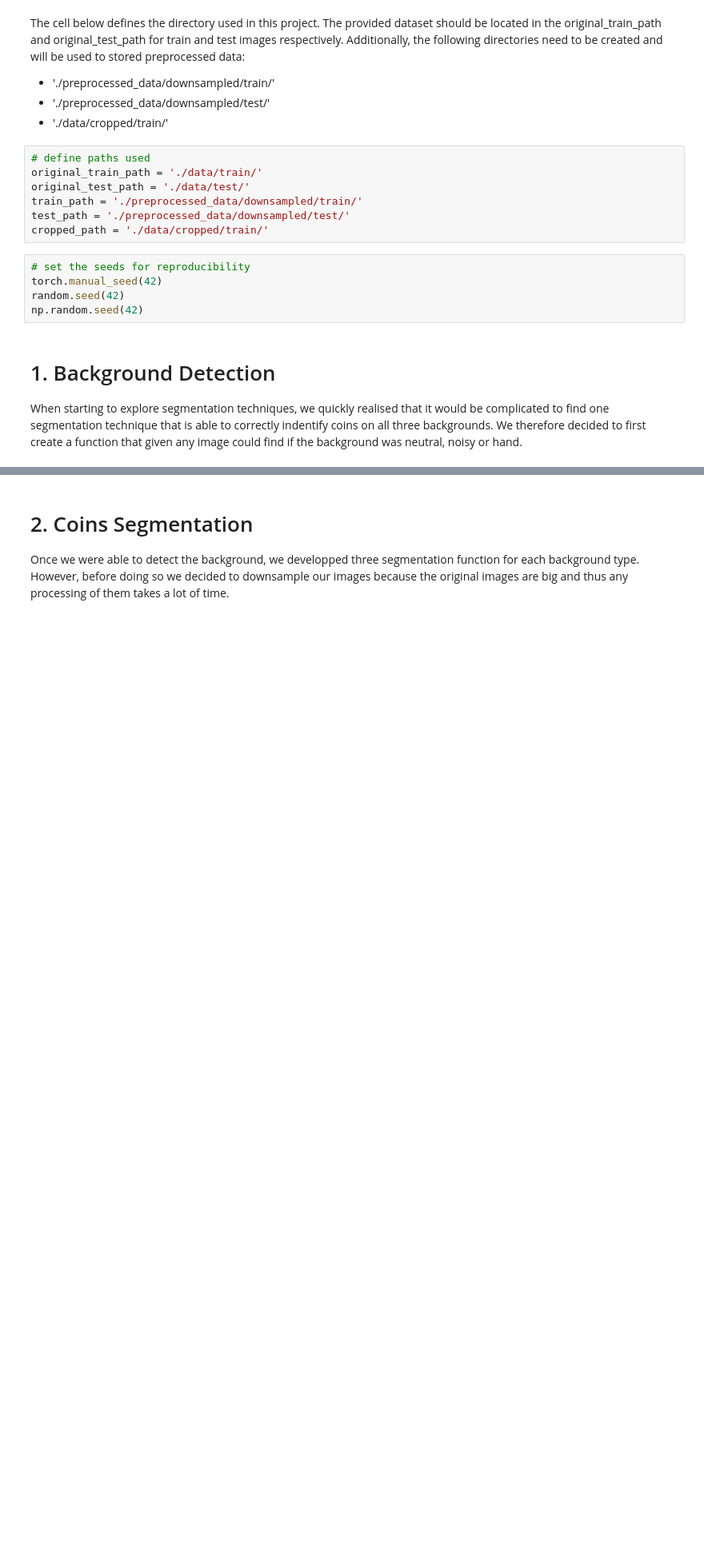
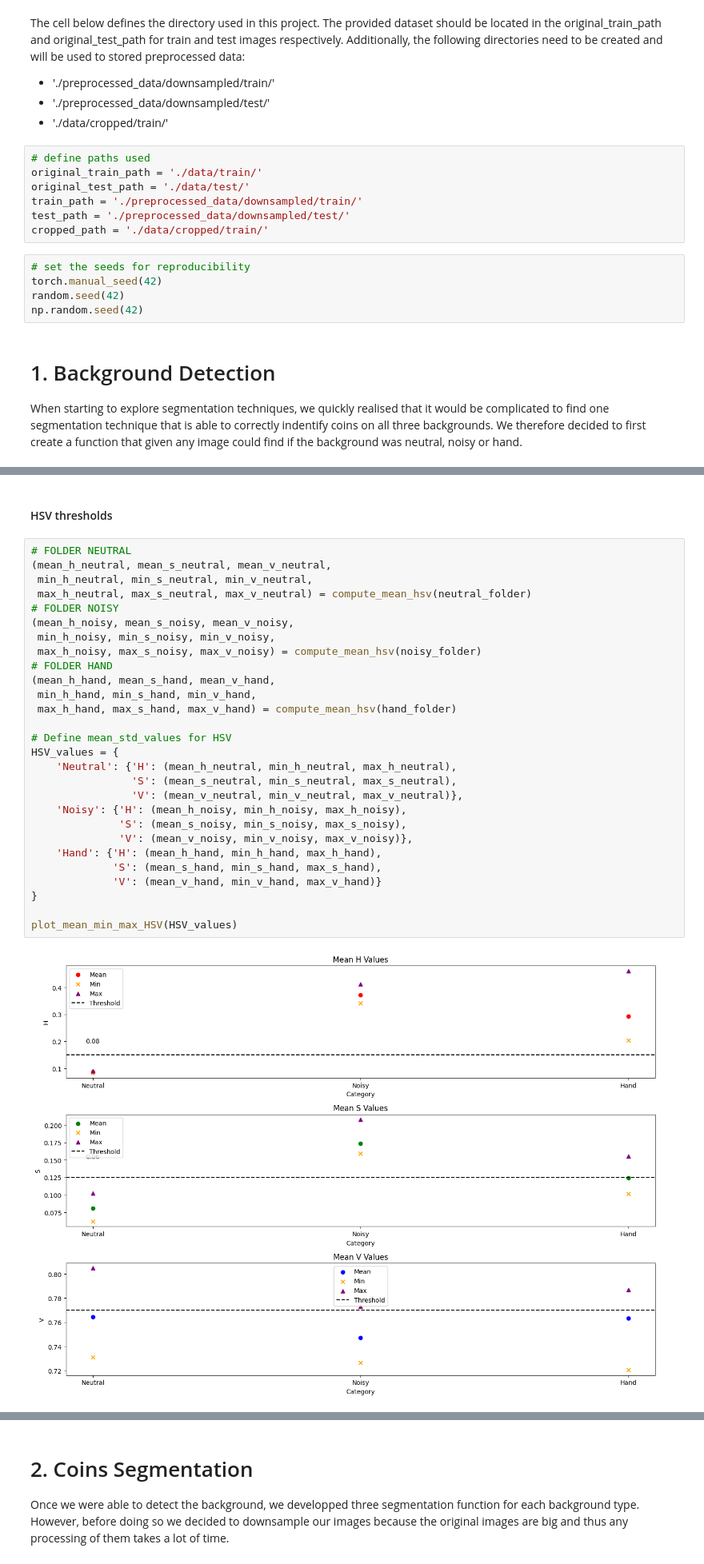
Before and after one commit to raphaellehartwig/iapr_group_55, a Jupyter notebook: project/rapport_Lucille.ipynb, the cells around one changed output, grey strips where cells are left out. Shown at 80% size. Cells and saved outputs as stored; diff of their text form; blank space fills up the shorter version.

```diff
--- a/project/rapport_Lucille.ipynb
+++ b/project/rapport_Lucille.ipynb
@@ -51,0 +94,32 @@ When starting to explore segmentation techniques, we quickly realised that it wo
+# %% [markdown]
+#### HSV thresholds
+# %%
+# FOLDER NEUTRAL
+(mean_h_neutral, mean_s_neutral, mean_v_neutral,
+ min_h_neutral, min_s_neutral, min_v_neutral,
+ max_h_neutral, max_s_neutral, max_v_neutral) = compute_mean_hsv(neutral_folder)
+# FOLDER NOISY
+(mean_h_noisy, mean_s_noisy, mean_v_noisy,
+ min_h_noisy, min_s_noisy, min_v_noisy,
+ max_h_noisy, max_s_noisy, max_v_noisy) = compute_mean_hsv(noisy_folder)
+# FOLDER HAND
+(mean_h_hand, mean_s_hand, mean_v_hand,
+ min_h_hand, min_s_hand, min_v_hand,
+ max_h_hand, max_s_hand, max_v_hand) = compute_mean_hsv(hand_folder)
+
+# Define mean_std_values for HSV
+HSV_values = {
+    'Neutral': {'H': (mean_h_neutral, min_h_neutral, max_h_neutral),
+                'S': (mean_s_neutral, min_s_neutral, max_s_neutral),
+                'V': (mean_v_neutral, min_v_neutral, max_v_neutral)},
+    'Noisy': {'H': (mean_h_noisy, min_h_noisy, max_h_noisy),
+              'S': (mean_s_noisy, min_s_noisy, max_s_noisy),
+              'V': (mean_v_noisy, min_v_noisy, max_v_noisy)},
+    'Hand': {'H': (mean_h_hand, min_h_hand, max_h_hand),
+             'S': (mean_s_hand, min_s_hand, max_s_hand),
+             'V': (mean_v_hand, min_v_hand, max_v_hand)}
+}
+
+plot_mean_min_max_HSV(HSV_values)
+# %% [output]
+[figure, added]
```
Also changed, not shown: parts of 36 cells of this notebook.
